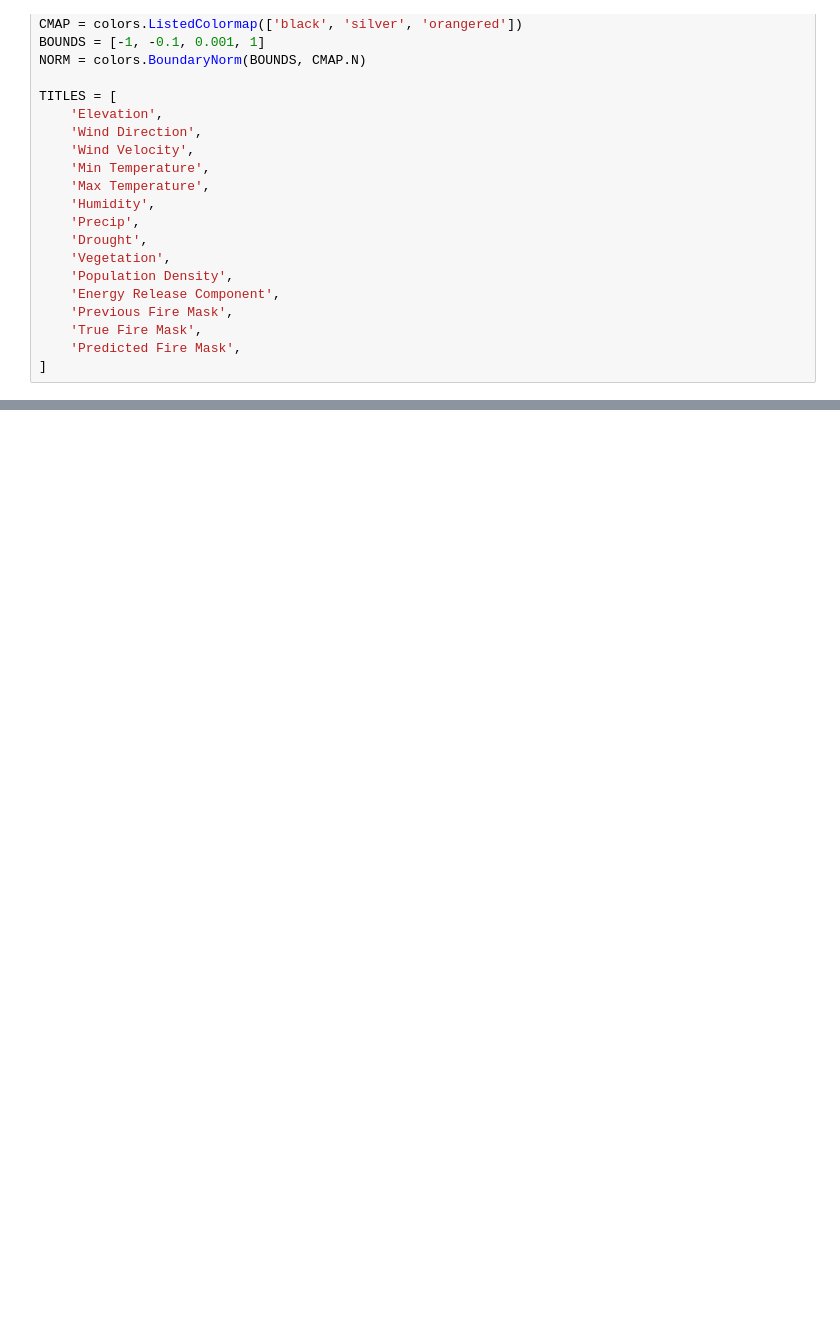
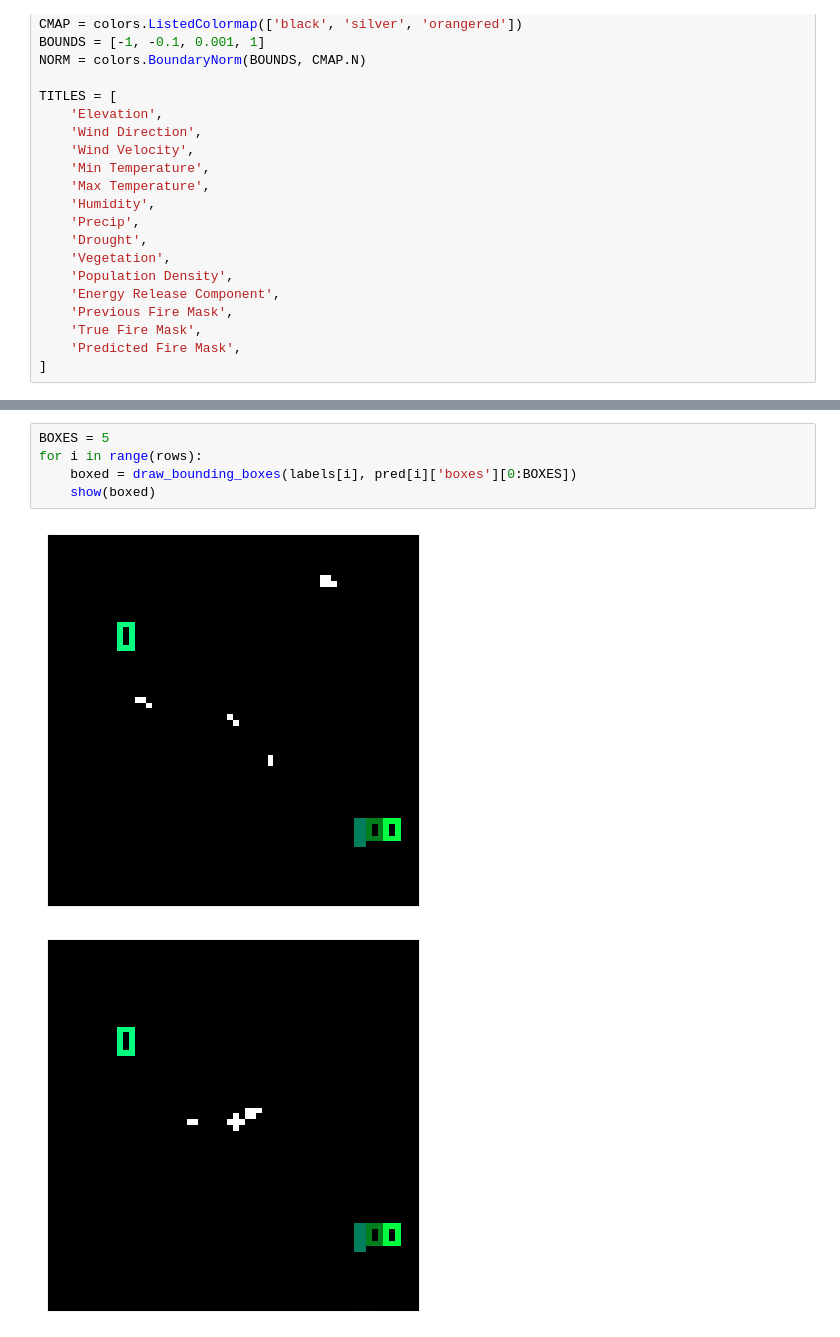
Before and after one commit to tkaraffa/wildfire-spread, a Jupyter notebook: wildfire.ipynb, the cells around one changed output, grey strips where cells are left out. Drawn from its saved outputs; the diff is of its cells as text; blank space fills up the shorter version.

Commit message:
clean up, add boxes

```diff
--- a/wildfire.ipynb
+++ b/wildfire.ipynb
@@ -311,0 +249,8 @@ features[1][1]
+# %%
+BOXES = 5
+for i in range(rows):
+    boxed = draw_bounding_boxes(labels[i], pred[i]['boxes'][0:BOXES])
+    show(boxed)
+# %% [output]
+[figure, added]
+[figure, added]
```
Also changed, not shown: parts of 18 cells of this notebook.
